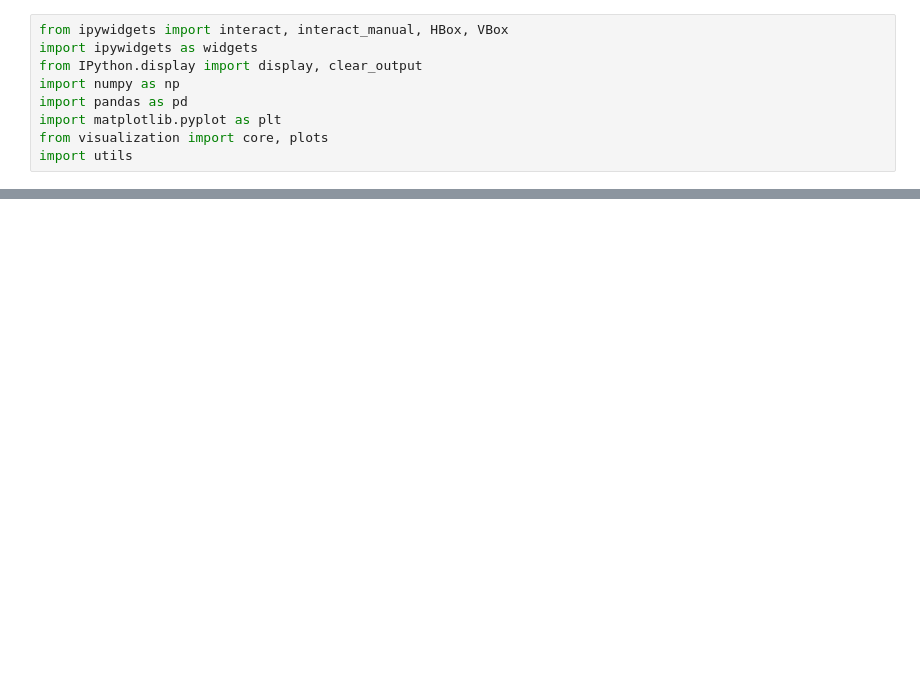
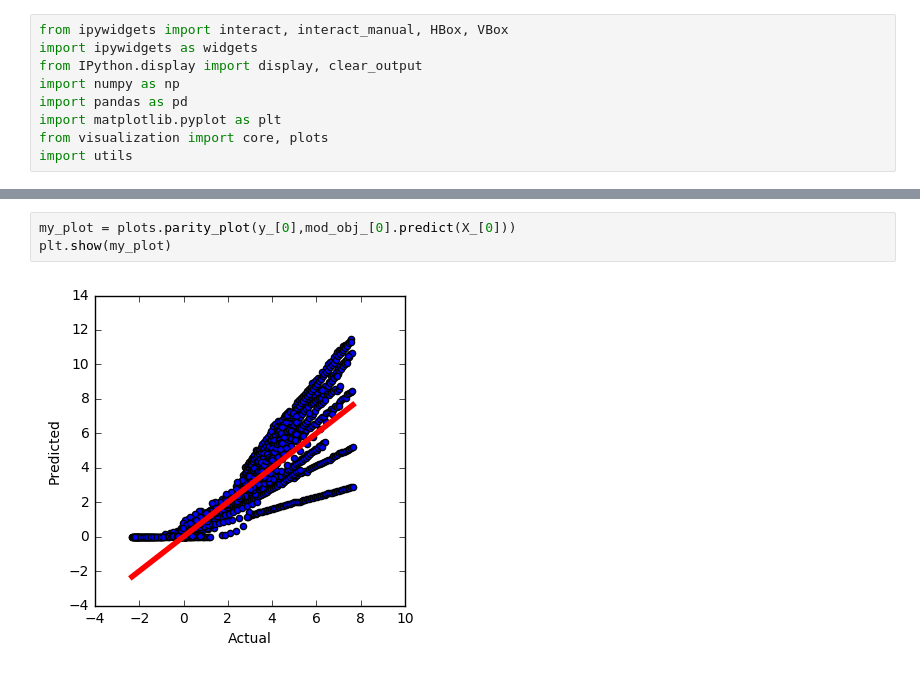
Before and after one commit to joekasp/ionic_liquids, a Jupyter notebook: ionic_liquids/Interface.ipynb, the cells around one changed output, grey strips where cells are left out. Saved outputs shown, nothing was run; the diff lists cells and outputs as text; blank space fills up the shorter version.

```diff
--- a/ionic_liquids/Interface.ipynb
+++ b/ionic_liquids/Interface.ipynb
@@ -69,0 +75,5 @@ MLPRegressor(activation='relu', alpha=0.0001, batch_size='auto', beta_1=0.9,
+# %%
+my_plot = plots.parity_plot(y_[0],mod_obj_[0].predict(X_[0]))
+plt.show(my_plot)
+# %% [output]
+[figure, added]
```
Also changed, not shown: parts of 3 cells of this notebook, 1 other file.
